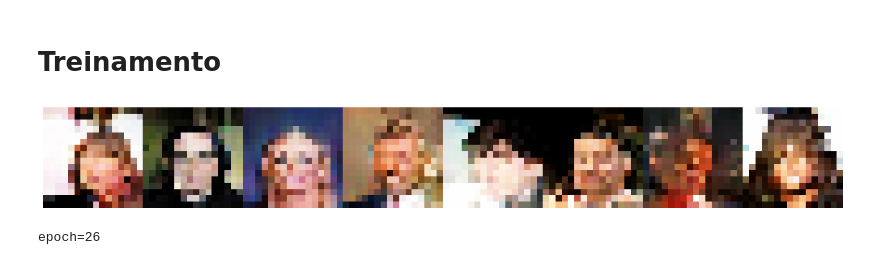
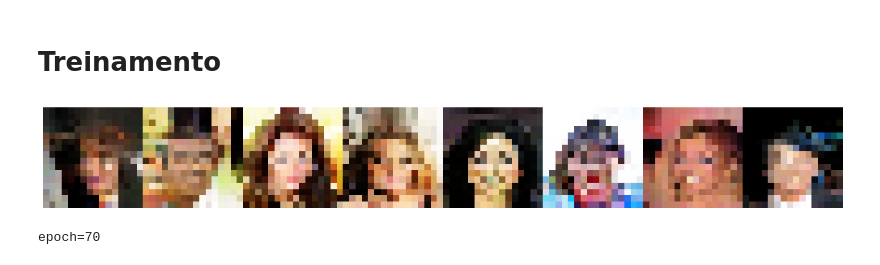
Before and after one commit to netomap/PG-GAN-CELEBA, a Jupyter notebook: main.ipynb, the cells around one changed output. Drawn from its saved outputs; the diff is of its cells as text; code cells hidden in the pictures.

Commit message:
treinamento 2 camadas
Final de treinamento com duas camadas. Foram realizadas 70 épocas de treinamento para esta 2ª etapa

```diff
--- a/main.ipynb
+++ b/main.ipynb
@@ -47,6 +47,6 @@ Wall time: 520 µs
 # %%
 writer = SummaryWriter('./logs/pg-wgan-celeba-2-camadas')
-writer.add_text('mensagem inicial', 'Continuação do treinamento do PG-GAN com duas camadas iniciais + a camada final.Assim, o tamanho da imagem será de 16x16 pixels.')
+writer.add_text('mensagem inicial', '3ª etapa do treinamento do PG-GAN com duas camadas iniciais + a camada final.Assim, o tamanho da imagem será de 16x16 pixels.')
 # %% [markdown]
 # Inspeção de algumas imagens
 # %%
@@ -175,7 +175,7 @@ ok
 generator.train()
 discriminator.train()
 
-for epoch in range(100):
+for epoch in range(51, 71, 1):
 
     clear_output(wait=True)
 
@@ -190,32 +190,32 @@ for epoch in range(100):
         # Treinando o discriminator
         for _ in range(TAXA_TREINAMENTO_DISCRIMINATOR):
             noise = u.get_noise(b_size, NOISE_DIM, device)
             fake_imgs = generator(noise)
 
             output_real = discriminator(real_imgs)
             output_fake = discriminator(fake_imgs)
 
             # Cálculo do Gradient-penalty
             gp = gradient_penalty(discriminator, real_imgs, fake_imgs, device)
             loss_discriminator = -(torch.mean(output_real.view(-1)) - torch.mean(output_fake.view(-1))) + LAMBDA_GP*gp
             discriminator.zero_grad()
             loss_discriminator.backward(retain_graph=True)
             optim_discriminator.step()
 
         # Treinando o generator
         output_fake_for_generator = discriminator(fake_imgs)
         loss_generator = -torch.mean(output_fake_for_generator.view(-1))
         generator.zero_grad()
         loss_generator.backward()
         optim_generator.step()
 
     # Levando as variáveis para o tensorboard
     writer.add_scalar('loss_discriminator', loss_discriminator.item(), epoch)
     writer.add_scalar('loss_generator', loss_generator.item(), epoch)
 
     if (epoch % 2 == 0):
         discriminator.save(epoch)
         generator.save(epoch)
 # %% [output]
-[figure, old version]
+[figure, new version]
-epoch=26
+epoch=70
```
Also changed, not shown: parts of 4 cells of this notebook, 2 other files.
